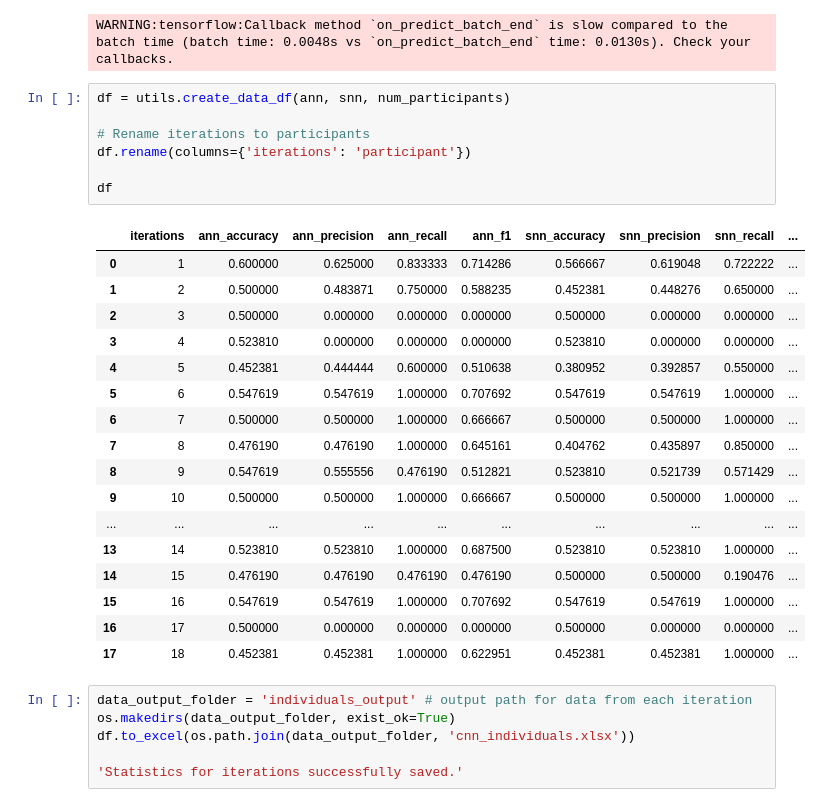
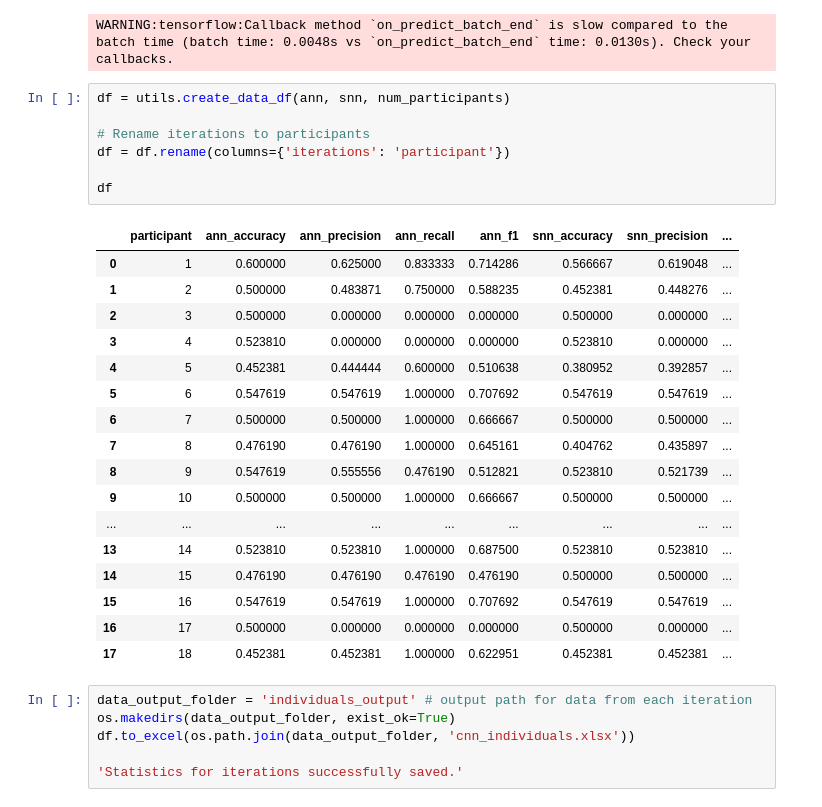
Before and after one commit to honzikv/use-of-snn, a Jupyter notebook: thesis_experiments/bnci_horizon_dataset_exp/bnci_horizon_convnet_individuals.ipynb, the cells around one changed output. Saved outputs shown, nothing was run; the diff lists cells and outputs as text.

```diff
--- a/thesis_experiments/bnci_horizon_dataset_exp/bnci_horizon_convnet_individuals.ipynb
+++ b/thesis_experiments/bnci_horizon_dataset_exp/bnci_horizon_convnet_individuals.ipynb
@@ -93,28 +93,28 @@ WARNING:tensorflow:Callback method `on_predict_batch_end` is slow compared to th
 # %%
 df = utils.create_data_df(ann, snn, num_participants)
 
 # Rename iterations to participants
-df.rename(columns={'iterations': 'participant'})
+df = df.rename(columns={'iterations': 'participant'})
 
 df
 # %% [output]
-|  | iterations | ann_accuracy | ann_precision | ann_recall | ann_f1 | snn_accuracy | snn_precision | snn_recall | ... |
-| 0 | 1 | 0.600000 | 0.625000 | 0.833333 | 0.714286 | 0.566667 | 0.619048 | 0.722222 | ... |
-| 1 | 2 | 0.500000 | 0.483871 | 0.750000 | 0.588235 | 0.452381 | 0.448276 | 0.650000 | ... |
-| 2 | 3 | 0.500000 | 0.000000 | 0.000000 | 0.000000 | 0.500000 | 0.000000 | 0.000000 | ... |
-| 3 | 4 | 0.523810 | 0.000000 | 0.000000 | 0.000000 | 0.523810 | 0.000000 | 0.000000 | ... |
-| 4 | 5 | 0.452381 | 0.444444 | 0.600000 | 0.510638 | 0.380952 | 0.392857 | 0.550000 | ... |
-| 5 | 6 | 0.547619 | 0.547619 | 1.000000 | 0.707692 | 0.547619 | 0.547619 | 1.000000 | ... |
-| 6 | 7 | 0.500000 | 0.500000 | 1.000000 | 0.666667 | 0.500000 | 0.500000 | 1.000000 | ... |
-| 7 | 8 | 0.476190 | 0.476190 | 1.000000 | 0.645161 | 0.404762 | 0.435897 | 0.850000 | ... |
-| 8 | 9 | 0.547619 | 0.555556 | 0.476190 | 0.512821 | 0.523810 | 0.521739 | 0.571429 | ... |
-| 9 | 10 | 0.500000 | 0.500000 | 1.000000 | 0.666667 | 0.500000 | 0.500000 | 1.000000 | ... |
-| ... | ... | ... | ... | ... | ... | ... | ... | ... | ... |
-| 13 | 14 | 0.523810 | 0.523810 | 1.000000 | 0.687500 | 0.523810 | 0.523810 | 1.000000 | ... |
-| 14 | 15 | 0.476190 | 0.476190 | 0.476190 | 0.476190 | 0.500000 | 0.500000 | 0.190476 | ... |
-| 15 | 16 | 0.547619 | 0.547619 | 1.000000 | 0.707692 | 0.547619 | 0.547619 | 1.000000 | ... |
-| 16 | 17 | 0.500000 | 0.000000 | 0.000000 | 0.000000 | 0.500000 | 0.000000 | 0.000000 | ... |
-| 17 | 18 | 0.452381 | 0.452381 | 1.000000 | 0.622951 | 0.452381 | 0.452381 | 1.000000 | ... |
+|  | participant | ann_accuracy | ann_precision | ann_recall | ann_f1 | snn_accuracy | snn_precision | ... |
+| 0 | 1 | 0.600000 | 0.625000 | 0.833333 | 0.714286 | 0.566667 | 0.619048 | ... |
+| 1 | 2 | 0.500000 | 0.483871 | 0.750000 | 0.588235 | 0.452381 | 0.448276 | ... |
+| 2 | 3 | 0.500000 | 0.000000 | 0.000000 | 0.000000 | 0.500000 | 0.000000 | ... |
+| 3 | 4 | 0.523810 | 0.000000 | 0.000000 | 0.000000 | 0.523810 | 0.000000 | ... |
+| 4 | 5 | 0.452381 | 0.444444 | 0.600000 | 0.510638 | 0.380952 | 0.392857 | ... |
+| 5 | 6 | 0.547619 | 0.547619 | 1.000000 | 0.707692 | 0.547619 | 0.547619 | ... |
+| 6 | 7 | 0.500000 | 0.500000 | 1.000000 | 0.666667 | 0.500000 | 0.500000 | ... |
+| 7 | 8 | 0.476190 | 0.476190 | 1.000000 | 0.645161 | 0.404762 | 0.435897 | ... |
+| 8 | 9 | 0.547619 | 0.555556 | 0.476190 | 0.512821 | 0.523810 | 0.521739 | ... |
+| 9 | 10 | 0.500000 | 0.500000 | 1.000000 | 0.666667 | 0.500000 | 0.500000 | ... |
+| ... | ... | ... | ... | ... | ... | ... | ... | ... |
+| 13 | 14 | 0.523810 | 0.523810 | 1.000000 | 0.687500 | 0.523810 | 0.523810 | ... |
+| 14 | 15 | 0.476190 | 0.476190 | 0.476190 | 0.476190 | 0.500000 | 0.500000 | ... |
+| 15 | 16 | 0.547619 | 0.547619 | 1.000000 | 0.707692 | 0.547619 | 0.547619 | ... |
+| 16 | 17 | 0.500000 | 0.000000 | 0.000000 | 0.000000 | 0.500000 | 0.000000 | ... |
+| 17 | 18 | 0.452381 | 0.452381 | 1.000000 | 0.622951 | 0.452381 | 0.452381 | ... |
 # %%
 data_output_folder = 'individuals_output' # output path for data from each iteration
 os.makedirs(data_output_folder, exist_ok=True)
```
